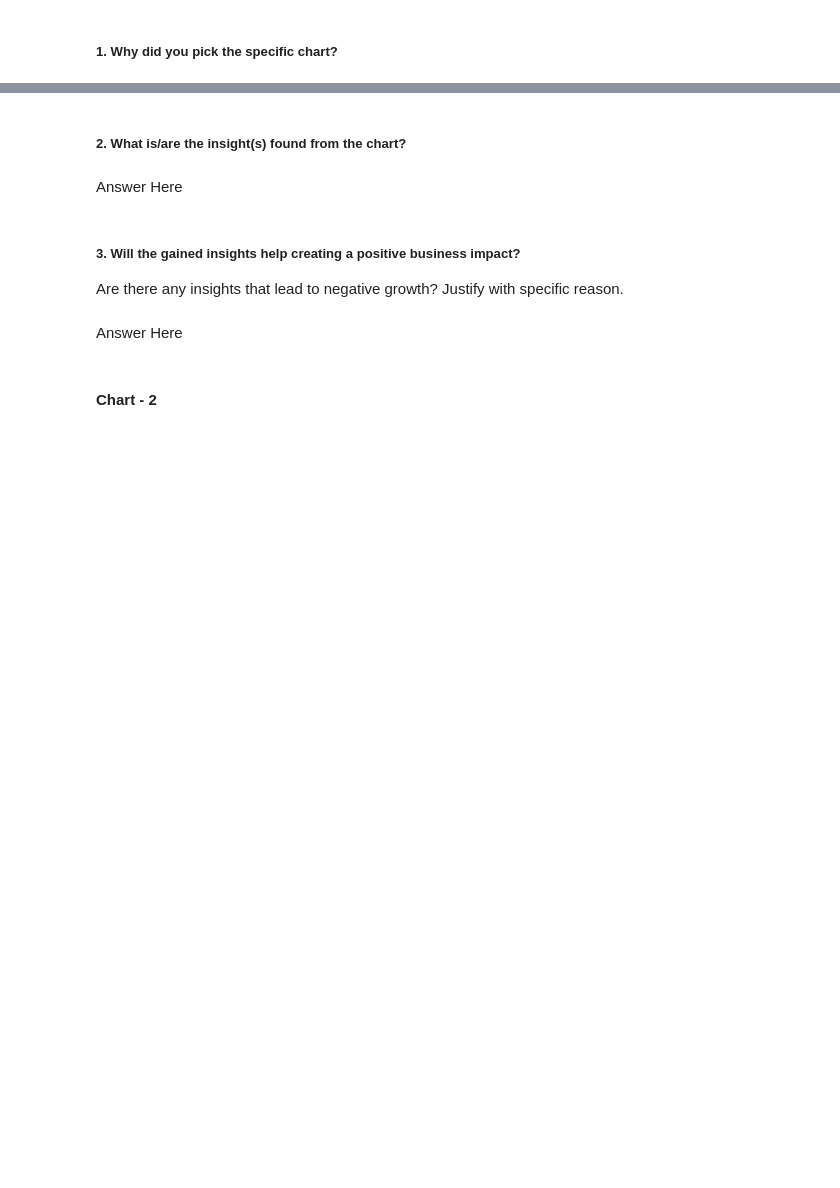
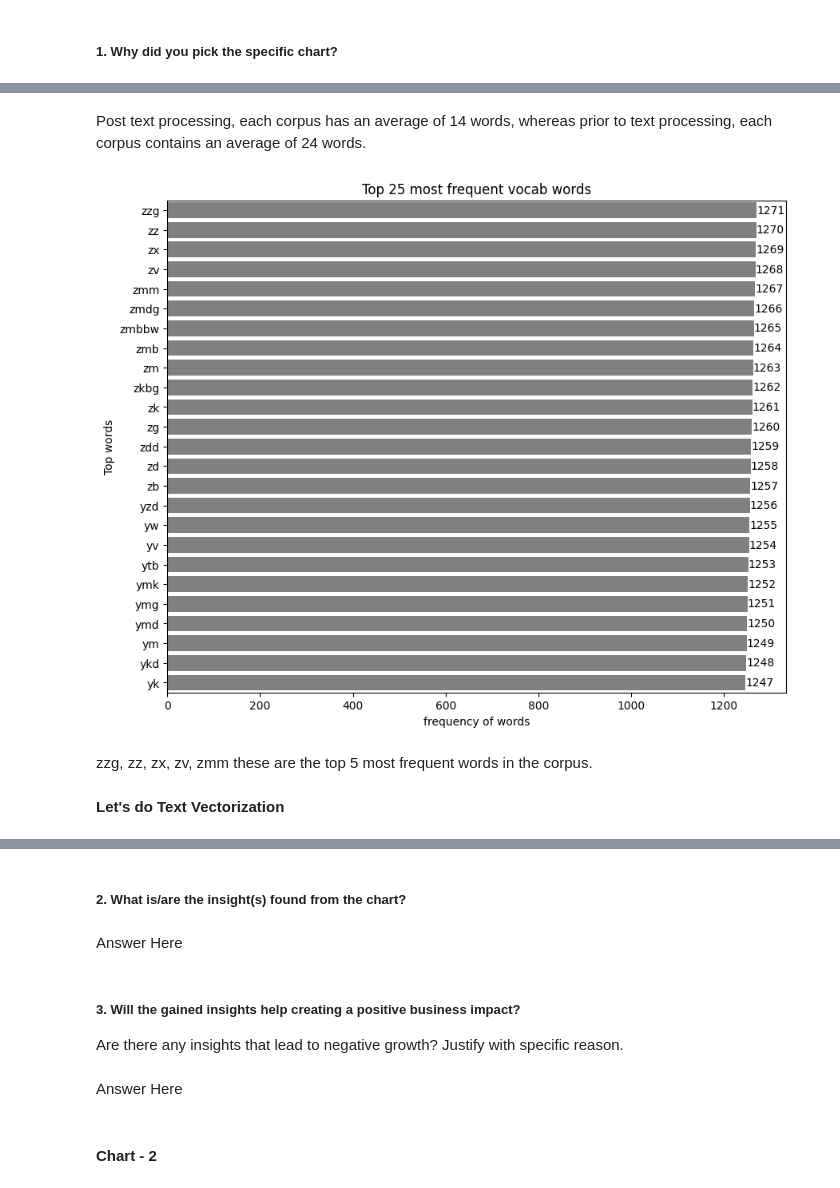
Before and after one commit to KiranKokateGitHub/Netflix-Movies-and-TV-Shows-Clustering_UnsupervisedML, a Jupyter notebook: Kiran_unsupervisedML.ipynb, the cells around one changed output, grey strips where cells are left out. Cells and saved outputs as stored; diff of their text form; code cells hidden in the pictures; blank space fills up the shorter version.

```diff
--- a/Kiran_unsupervisedML.ipynb
+++ b/Kiran_unsupervisedML.ipynb
@@ -1242,0 +1418,53 @@ Answer Here.
+# %% [markdown]
+Post text processing, each corpus has an average of 14 words, whereas prior to text processing, each corpus contains an average of 24 words.
+# %%
+# Top words ones cleaning of text
+
+# Let's Collect vocabulary count
+
+# Now Import TfidfVectorizer
+from sklearn.feature_extraction.text import TfidfVectorizer, CountVectorizer
+
+# Let's Create a object of tfid vectorizer
+tfid_vec = TfidfVectorizer()
+
+# Train the vectorizer using the textual data.
+X = tfid_vec.fit(nfdf['fi_des'])
+
+# Gather the vocabulary terms employed by the vectorizer.
+dic = X.vocabulary_.items()
+
+# Generate a bar plot showcasing the most frequent words following text cleaning.
+
+# Arrays for storing the vocabulary and corresponding word counts.
+vc = []     # vc for vocab
+cn = []     # cn for count
+
+# Iterate over each vocabulary item and its count, and add the count value to the respective designated lists.
+for key, value in dic:
+    vc.append(key)
+    cn.append(value)
+
+# Store the counts in a Pandas dataframe with the vocabulary as the index.
+vc_cn_df = pd.Series(cn, index=vc)
+
+# Now Sort the dataframe
+vc_cn_df = vc_cn_df.sort_values(ascending=False)
+
+# Take Top 25 vocab
+top_vc = vc_cn_df.head(25)
+
+# Plot of the top 25 vocabulary words
+plt.figure(figsize=(10,8))
+ax = sns.barplot(y = top_vc.index, x = top_vc.values, color='gray')
+ax.set_title('Top 25 most frequent vocab words')
+ax.set_xlabel('frequency of words')
+ax.set_ylabel('Top words')
+ax.bar_label(ax.containers[0])
+plt.show()
+# %% [output]
+[figure, added]
+# %% [markdown]
+zzg, zz, zx, zv, zmm these are the top 5 most frequent words in the corpus.
+# %% [markdown]
+**Let's do Text Vectorization**
```
Also changed, not shown: parts of 31 cells of this notebook.
